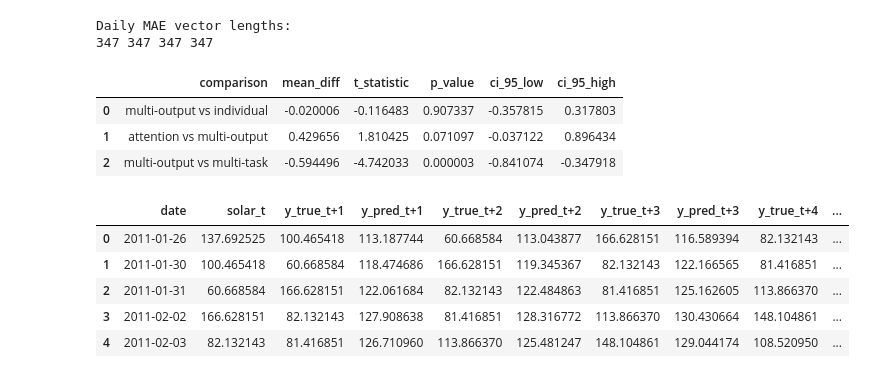
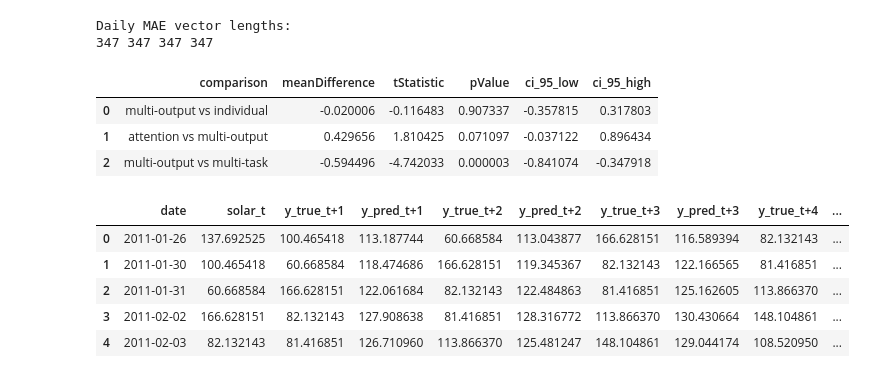
Before and after one commit to Pulkit9918/Assignment-1, a Jupyter notebook: z5708011_assignment1.ipynb, the cells around one changed output. Cells and saved outputs as stored; diff of their text form; code cells hidden in the pictures.

```diff
--- a/z5708011_assignment1.ipynb
+++ b/z5708011_assignment1.ipynb
@@ -1413,7 +1407,7 @@ def build_attention_model_with_scores():
 # %%
-attention_model, attention_weights_model = build_attention_model_with_scores()
+modelAttention, modelAttentionWeights = attentionModelScoresBuild()
 
-attention_model.fit(
+modelAttention.fit(
     X_train_scaled,
     y_train_np,
     validation_data=(X_val_scaled, y_val_np),
@@ -1473,13 +1467,13 @@ attention_df
 | 7 | macro_avg | 62.186773 | 48.646174 |
 # %%
 sample = X_test_scaled[:5]
-attn_weights = attention_weights_model.predict(sample, verbose=0)   # shape: (5, 7, 7)
+attentionWeights = modelAttentionWeights.predict(sample, verbose=0)   # shape: (5, 7, 7)
 
 fig, axes = plt.subplots(1, 5, figsize=(20, 4))
 
 for i in range(5):
     sns.heatmap(
-        attn_weights[i],
+        attentionWeights[i],
         ax=axes[i],
         cmap="viridis",
         cbar=(i == 4),
@@ -1771,5 +1765,5 @@ import numpy as np
 import pandas as pd
 import matplotlib.pyplot as plt
 # %%
-partB_model = model_mse
+modelPartB = mseModel
 # %%
@@ -1802,50 +1796,50 @@ pred_attention : (347, 7)
 # %%
-mae_multi = np.mean(np.abs(y_test_np - pred_multi), axis=1)
-mae_individual = np.mean(np.abs(y_test_np - pred_individual), axis=1)
-mae_attention = np.mean(np.abs(y_test_np - pred_attention), axis=1)
-mae_multitask = np.mean(np.abs(y_test_np - pred_multitask), axis=1)
+maeMulti = np.mean(np.abs(y_test_np - multiPrediction), axis=1)
+maeIndividual = np.mean(np.abs(y_test_np - individualPrediction), axis=1)
+maeAttention = np.mean(np.abs(y_test_np - attentionPrediction), axis=1)
+maeMultitask = np.mean(np.abs(y_test_np - multitaskPrediction), axis=1)
 
 print("Daily MAE vector lengths:")
-print(len(mae_multi), len(mae_individual), len(mae_attention), len(mae_multitask))
+print(len(maeMulti), len(maeIndividual), len(maeAttention), len(maeMultitask))
 # %% [output]
 Daily MAE vector lengths:
 347 347 347 347
 # %%
 comparisons = {
-    "multi-output vs individual": (mae_multi, mae_individual),
-    "attention vs multi-output": (mae_attention, mae_multi),
-    "multi-output vs multi-task": (mae_multi, mae_multitask),
+    "multi-output vs individual": (maeMulti, maeIndividual),
+    "attention vs multi-output": (maeAttention, maeMulti),
+    "multi-output vs multi-task": (maeMulti, maeMultitask),
 }
 
-ttest_results = []
+ttestResults = []
 
 for name, (a, b) in comparisons.items():
     diff = a - b
     n = len(diff)
 
-    t_stat, p_value = ttest_rel(a, b)
+    tStatistics, pValue = ttest_rel(a, b)
 
-    mean_diff = np.mean(diff)
-    sd_diff = np.std(diff, ddof=1)
-    se_diff = sd_diff / np.sqrt(n)
-    t_crit = t.ppf(0.975, df=n - 1)
+    meanDifference = np.mean(diff)
+    sdDifference = np.std(diff, ddof=1)
+    seDifference = sdDifference / np.sqrt(n)
+    tCritical = t.ppf(0.975, df=n - 1)
 
-    ci_low = mean_diff - t_crit * se_diff
-    ci_high = mean_diff + t_crit * se_diff
+    ciLow = meanDifference - tCritical * seDifference
+    ciHigh = meanDifference + tCritical * seDifference
 
-    ttest_results.append({
+    ttestResults.append({
         "comparison": name,
-        "mean_diff": mean_diff,
-        "t_statistic": t_stat,
-        "p_value": p_value,
-        "ci_95_low": ci_low,
-        "ci_95_high": ci_high
+        "meanDifference": meanDifference,
+        "tStatistic": tStatistics,
+        "pValue": pValue,
+        "ci_95_low": ciLow,
+        "ci_95_high": ciHigh
     })
 
-ttest_df = pd.DataFrame(ttest_results)
-ttest_df
+dTtest = pd.DataFrame(ttestResults)
+dTtest
 # %% [output]
-|  | comparison | mean_diff | t_statistic | p_value | ci_95_low | ci_95_high |
+|  | comparison | meanDifference | tStatistic | pValue | ci_95_low | ci_95_high |
 | 0 | multi-output vs individual | -0.020006 | -0.116483 | 0.907337 | -0.357815 | 0.317803 |
 | 1 | attention vs multi-output | 0.429656 | 1.810425 | 0.071097 | -0.037122 | 0.896434 |
 | 2 | multi-output vs multi-task | -0.594496 | -4.742033 | 0.000003 | -0.841074 | -0.347918 |
```
Also changed, not shown: parts of 93 cells of this notebook, 33 other files.
